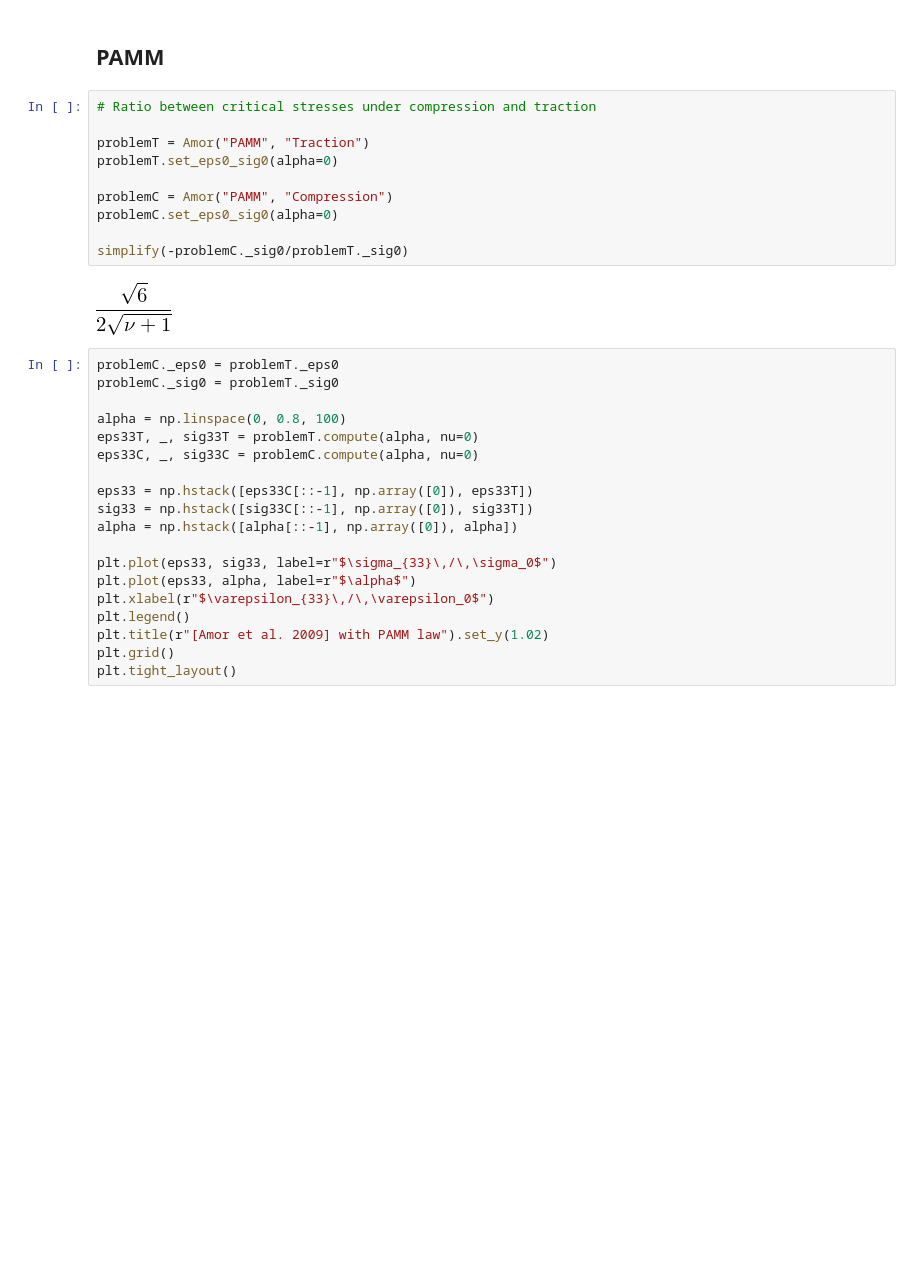
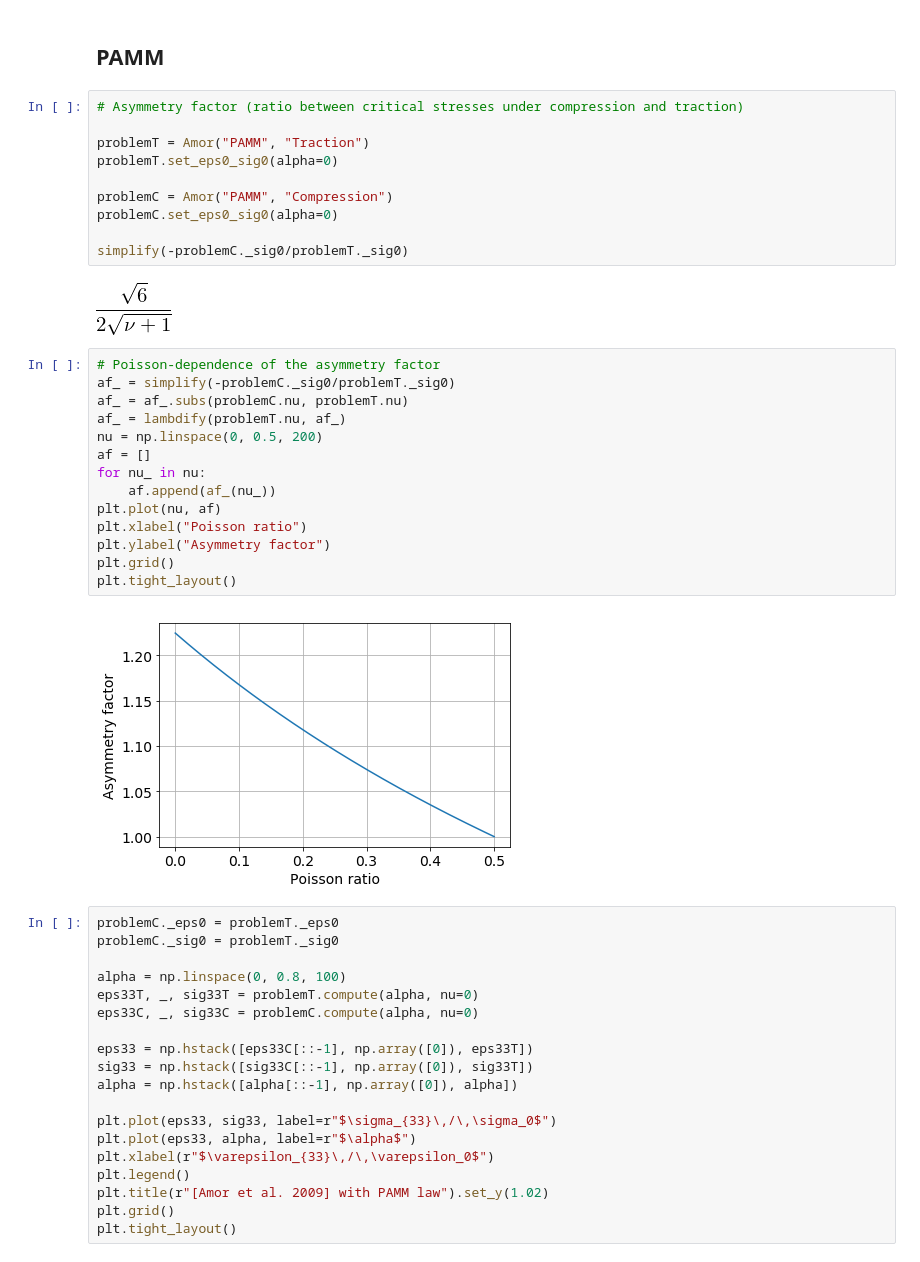
Before and after one commit to Radhi93/uniaxial-gradient-damage, a Jupyter notebook: Uniaxial Gradient Damage.ipynb, the cells around one changed output. Drawn from its saved outputs; the diff is of its cells as text; blank space fills up the shorter version.

Commit message:
add nu-dependence of asymmetry factor; asymptotic behavior for Miehe

```diff
--- a/Uniaxial Gradient Damage.ipynb
+++ b/Uniaxial Gradient Damage.ipynb
@@ -311,7 +311,7 @@ class Amor(UniaxialTractionGradientDamage):
 # %% [markdown]
 ## PAMM
 # %%
-# Ratio between critical stresses under compression and traction
+# Asymmetry factor (ratio between critical stresses under compression and traction)
 
 problemT = Amor("PAMM", "Traction")
 problemT.set_eps0_sig0(alpha=0)
@@ -322,6 +322,22 @@ problemC.set_eps0_sig0(alpha=0)
 simplify(-problemC._sig0/problemT._sig0)
 # %% [output]
 [figure]
+# %%
+# Poisson-dependence of the asymmetry factor
+af_ = simplify(-problemC._sig0/problemT._sig0)
+af_ = af_.subs(problemC.nu, problemT.nu)
+af_ = lambdify(problemT.nu, af_)
+nu = np.linspace(0, 0.5, 200)
+af = []
+for nu_ in nu:
+    af.append(af_(nu_))
+plt.plot(nu, af)
+plt.xlabel("Poisson ratio")
+plt.ylabel("Asymmetry factor")
+plt.grid()
+plt.tight_layout()
+# %% [output]
+[figure, added]
 # %%
 problemC._eps0 = problemT._eps0
 problemC._sig0 = problemT._sig0
```
Also changed, not shown: parts of 6 cells of this notebook.
